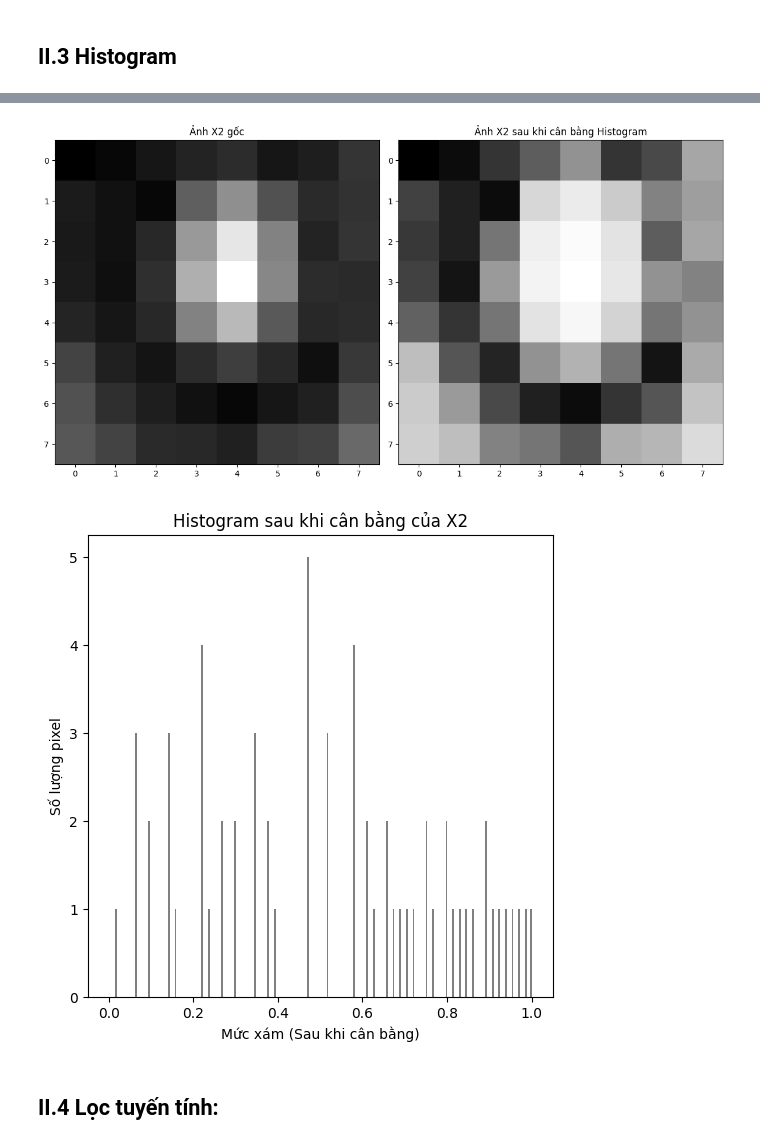
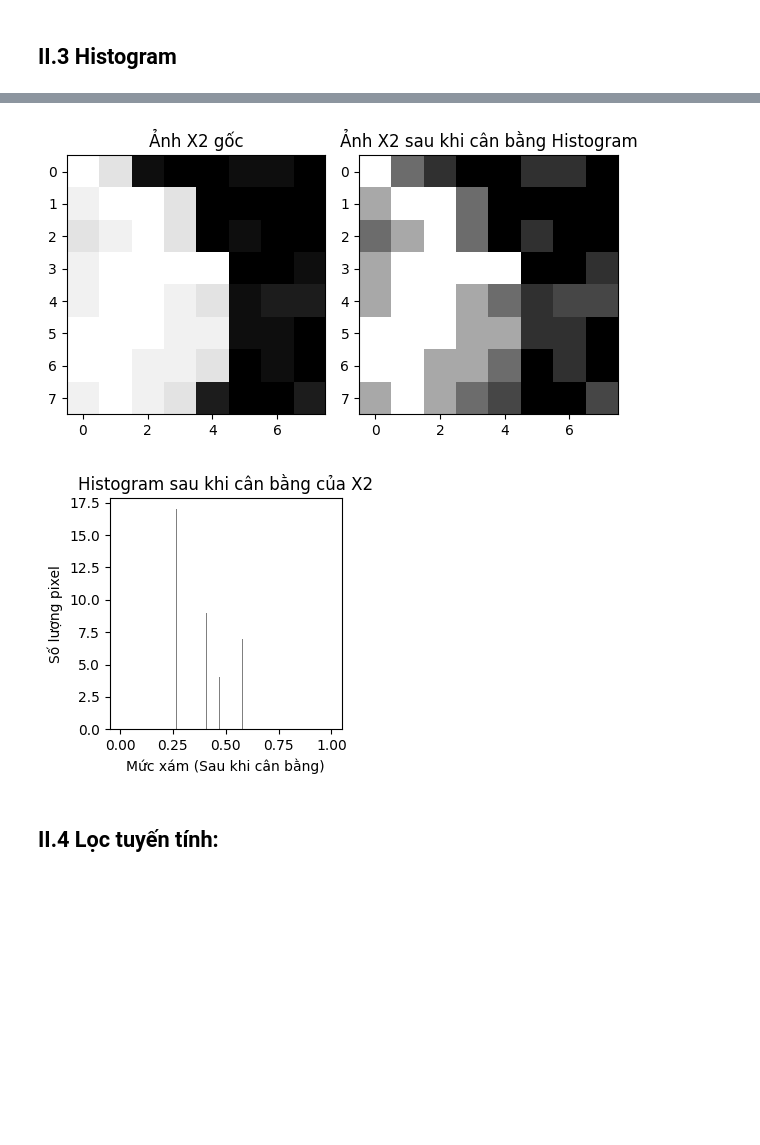
Before and after one commit to ndtwork/OpenCV-xu-ly-anh2.0, a Jupyter notebook: notebook/baitap.ipynb, the cells around one changed output, grey strips where cells are left out. Saved outputs shown, nothing was run; the diff lists cells and outputs as text; code cells hidden in the pictures; blank space fills up the shorter version.

```diff
--- a/notebook/baitap.ipynb
+++ b/notebook/baitap.ipynb
@@ -6,7 +6,7 @@ import matplotlib.pyplot as plt
 from skimage import exposure
 
 
-X2 = np.array([
+X1 = np.array([
     [52, 55, 61, 66, 70, 61, 64, 73],
     [63, 59, 55, 90, 109, 85, 69, 72],
     [62, 59, 68, 113, 144, 104, 66, 73],
@@ -15,9 +15,9 @@ X2 = np.array([
     [79, 65, 60, 70, 77, 68, 58, 75],
     [85, 71, 64, 59, 55, 61, 65, 83],
     [87, 79, 69, 68, 65, 76, 78, 94]
-])
+], dtype=np.uint8)
 
-X1 = np.array([
+X2 = np.array([
     [19, 17, 2, 1, 1, 2, 2, 1],
     [18, 19, 19, 17, 1, 1, 1, 1],
     [17, 18, 19, 17, 1, 2, 1, 1],
@@ -26,7 +26,7 @@ X1 = np.array([
     [19, 19, 19, 18, 18, 2, 2, 1],
     [19, 19, 18, 18, 17, 1, 2, 1],
     [18, 19, 18, 17, 3, 1, 1, 3]
-])
+], dtype=np.uint8)
 
 X3 = np.array([
     [1, 97, 98, 1, 1, 2, 2, 1],
@@ -37,7 +37,7 @@ X3 = np.array([
     [1, 99, 99, 99, 99, 97, 99, 1],
     [2, 99, 98, 97, 99, 2, 1, 1],
     [1, 1, 1, 97, 98, 1, 1, 3]
-])
+], dtype=np.uint8)
 
 print("Matrix X1:", X1)
 print("Matrix X2:", X2)
@@ -65,7 +65,7 @@ Matrix X2: [[ 52  55  61  66  70  61  64  73]
 # %%
 
 # Vẽ histogram của X1 và X2
-plt.figure(figsize=(12, 6))
+plt.figure(figsize=(6, 3))
 
 # Histogram cho X1
 plt.subplot(1, 2, 1)
@@ -88,7 +88,7 @@ plt.show()
 X2_equalized = exposure.equalize_hist(X2)
 
 # Vẽ histogram sau khi cân bằng
-plt.figure(figsize=(12, 6))
+plt.figure(figsize=(6, 6))
 
 plt.subplot(1, 2, 1)
 plt.imshow(X2, cmap='gray')
@@ -102,7 +102,7 @@ plt.tight_layout()
 plt.show()
 
 # Histogram sau khi cân bằng
-plt.figure(figsize=(6, 6))
+plt.figure(figsize=(3, 3))
 plt.hist(X2_equalized.ravel(), bins=256, range=(0, 1), color='gray')
 plt.title('Histogram sau khi cân bằng của X2')
 plt.xlabel('Mức xám (Sau khi cân bằng)')
@@ -113,5 +113,5 @@ plt.show()
-[figure, old version]
+[figure, new version]
-[figure, old version]
+[figure, new version]
 # %% [markdown]
 ## II.4 Lọc tuyến tính:
 # %% [markdown]
```
Also changed, not shown: parts of 12 cells of this notebook, 1 other file.
